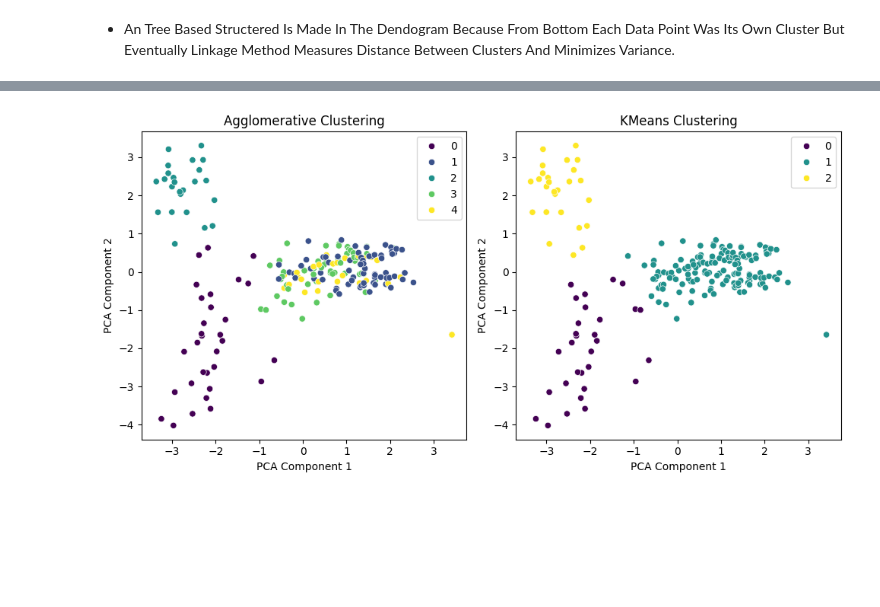
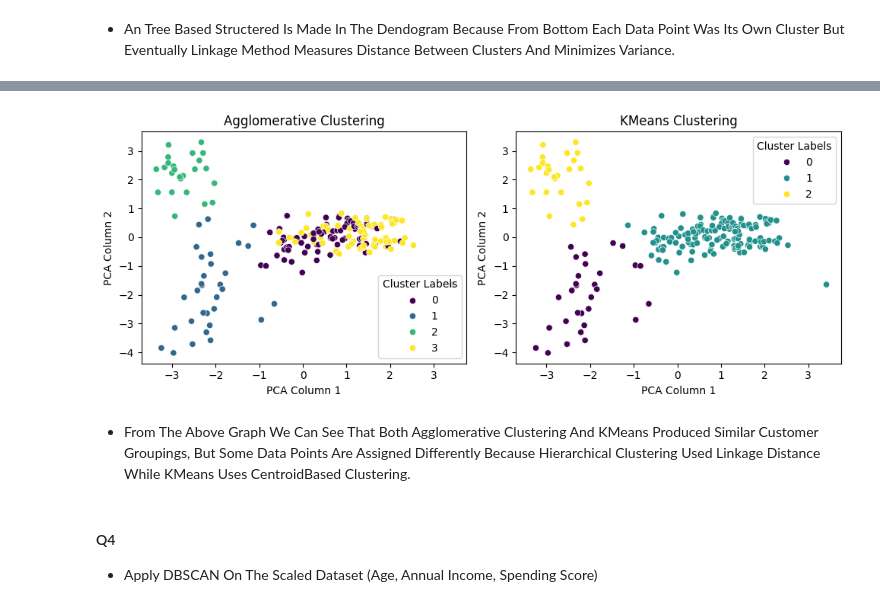
Before and after one commit to Namyashah/MallSegmentation_UnsupervisedLearning, a Jupyter notebook: project.ipynb, the cells around one changed output, grey strips where cells are left out. Cells and saved outputs as stored; diff of their text form; code cells hidden in the pictures; blank space fills up the shorter version.

```diff
--- a/project.ipynb
+++ b/project.ipynb
@@ -141,7 +146,7 @@ plt.show()
 # %%
 # Cuting The Dendogram And Fitting it To The Agglomerative Model For Prediction
 model_agglo = Pipeline([
-    ("algorithm",AgglomerativeClustering(n_clusters=5,linkage="ward",metric="euclidean"))
+    ("algorithm",AgglomerativeClustering(n_clusters=4,linkage="ward",metric="euclidean"))
 ])
 agglo_labels = model_agglo.fit_predict(numeric_scaled)
 
@@ -154,11 +159,3 @@ model_kmeans1 = Pipeline([
     ("algorithm",KMeans(n_clusters=3,random_state=42,n_init=10))
 ])
 kmeans_labels = model_kmeans1.fit_predict(numeric_scaled)
-
-# Ploting The Clusters Of Agglomerative Clustering
-plt.figure(figsize=(6,4))
-sns.scatterplot(x=x_pca[:,0],y=x_pca[:,1],hue=agglo_labels,palette="viridis")
-plt.xlabel("PCA Column 1")
-plt.ylabel("PCA Column 2")
-plt.title("AgglomerativeClustering")
-plt.show()
@@ -177,17 +162,25 @@ plt.show()
 # %%
-fig, axes = plt.subplots(1, 2, figsize=(10,5))
+# Comparison Of Both Agglomerative And KMeans Clustering Models
+fig, axes = plt.subplots(1, 2, figsize=(10,4))
 # Agglomerative Clustering Plot
 sns.scatterplot(x=x_pca[:,0],y=x_pca[:,1],hue=agglo_labels,palette="viridis",ax=axes[0])
 axes[0].set_title("Agglomerative Clustering")
-axes[0].set_xlabel("PCA Component 1")
-axes[0].set_ylabel("PCA Component 2")
+axes[0].legend(title="Cluster Labels")
+axes[0].set_xlabel("PCA Column 1")
+axes[0].set_ylabel("PCA Column 2")
 
 # KMeans Clustering Plot
 sns.scatterplot(x=x_pca[:,0],y=x_pca[:,1],hue=kmeans_labels,palette="viridis",ax=axes[1])
 axes[1].set_title("KMeans Clustering")
-axes[1].set_xlabel("PCA Component 1")
-axes[1].set_ylabel("PCA Component 2")
+axes[1].legend(title="Cluster Labels")
+axes[1].set_xlabel("PCA Column 1")
+axes[1].set_ylabel("PCA Column 2")
 plt.tight_layout()
 plt.show()
 # %% [output]
-[figure, old version]
+[figure, new version]
+# %% [markdown]
+- From The Above Graph We Can See That Both Agglomerative Clustering And KMeans Produced Similar Customer Groupings, But Some Data Points Are Assigned Differently Because Hierarchical Clustering Used Linkage Distance While KMeans Uses CentroidBased Clustering.
+# %% [markdown]
+#### Q4
+- Apply DBSCAN On The Scaled Dataset (Age, Annual Income, Spending Score)
```
Also changed, not shown: parts of 34 cells of this notebook.
